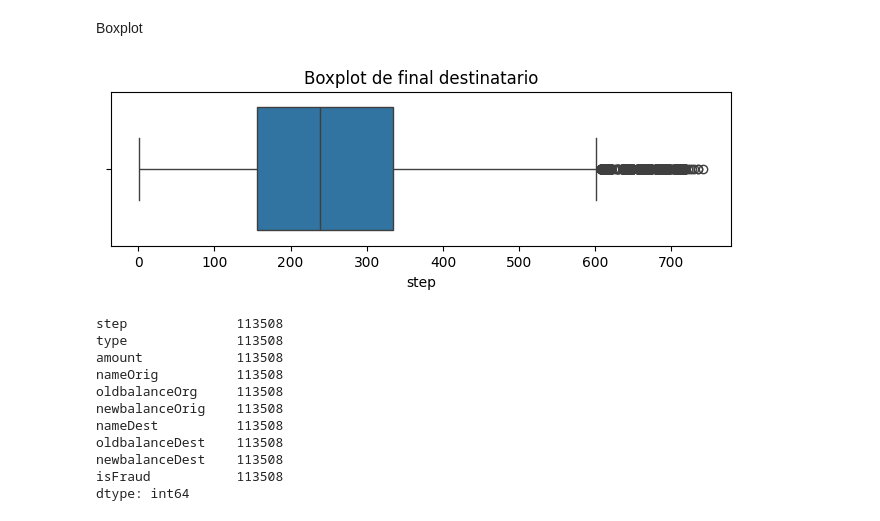
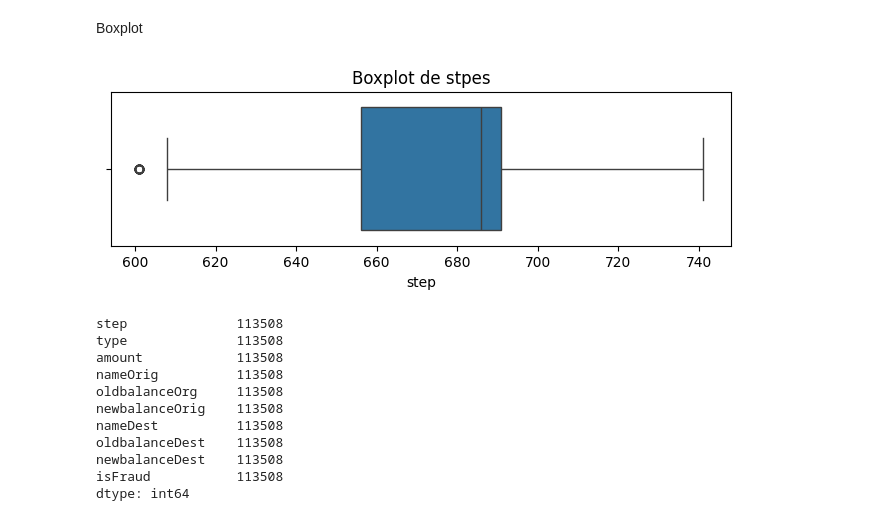
Before and after one commit to Hakerman564/credit-card-analysis, a Jupyter notebook: notebooks/1_eda_exploracion_general.ipynb, the cells around one changed output. Cells and saved outputs as stored; diff of their text form; code cells hidden in the pictures.

```diff
--- a/notebooks/1_eda_exploracion_general.ipynb
+++ b/notebooks/1_eda_exploracion_general.ipynb
@@ -242,12 +245,13 @@ plt.show()
 # %% [markdown]
 Boxplot
 # %%
+filtro_a = df[df['step'] > 600]
 plt.figure(figsize=(8,2))
-sns.boxplot(x=df['step'])
+sns.boxplot(x=filtro_a['step'])
 plt.title(f"Boxplot de stpes")
 plt.show()
 # %% [output]
-[figure, old version]
+[figure, new version]
 # %%
 df[df['newbalanceOrig'] == 0.0].count()
 # %% [output]
```
Also changed, not shown: parts of 17 cells of this notebook.
